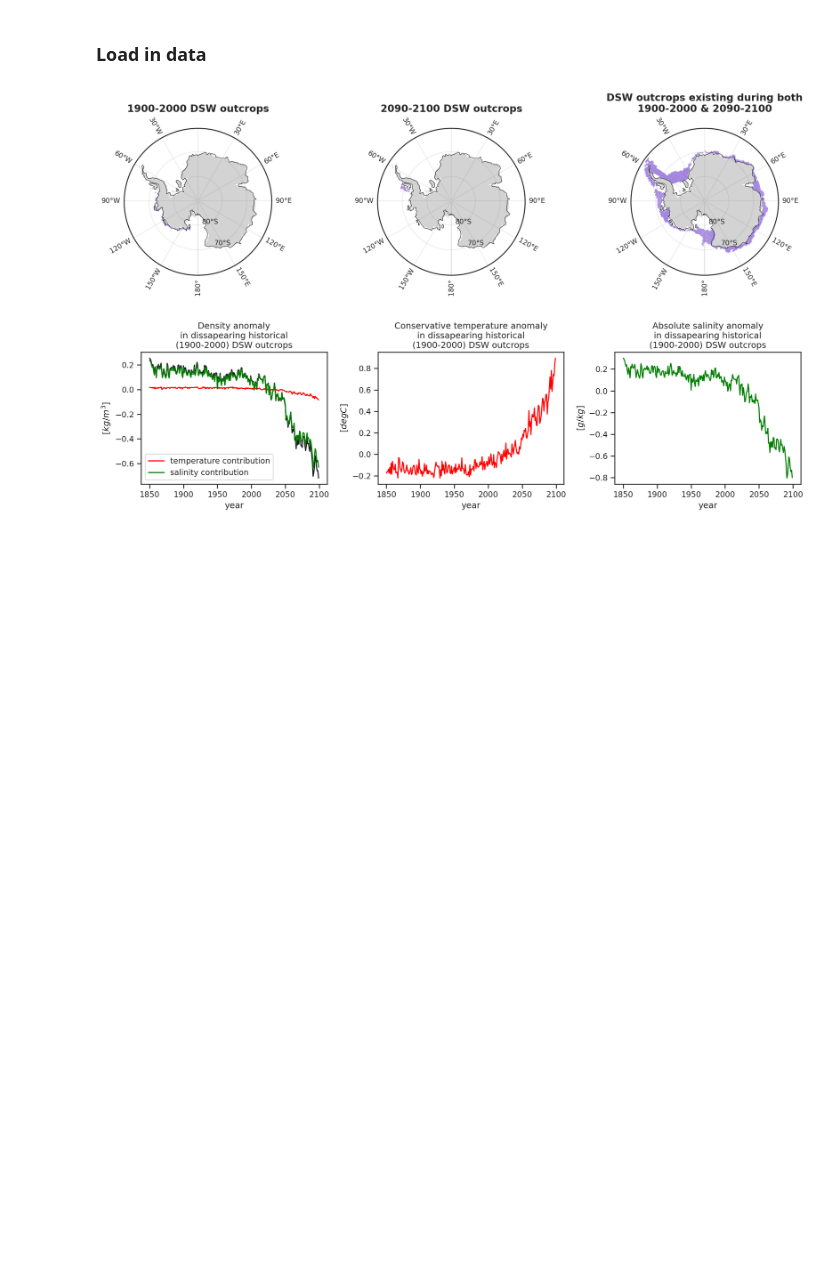
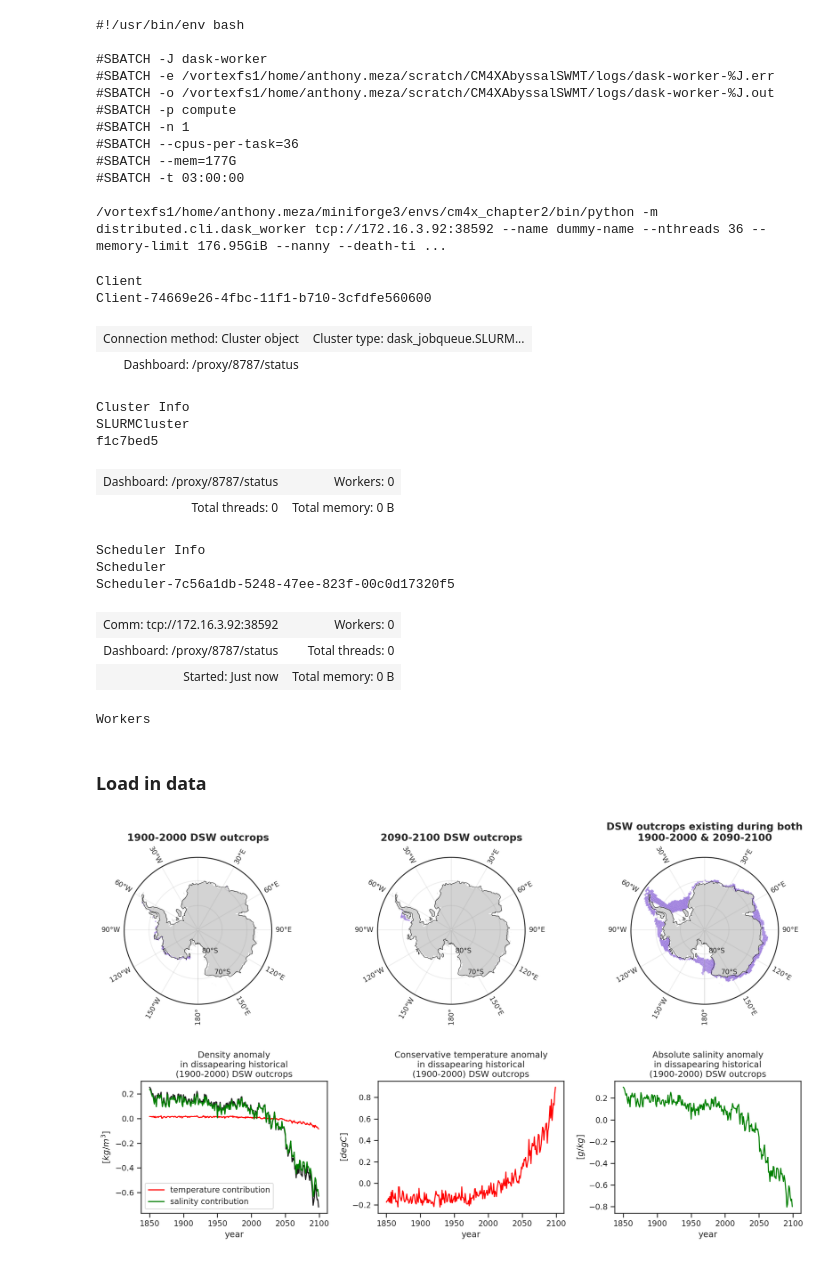
Before and after one commit to anthony-meza/CM4XAbyssalSWMT, a Jupyter notebook: notebooks/4.plotting_SouthernOcean_Surface_Budget_Paper_Analysis.ipynb, the cells around one changed output. Cells and saved outputs as stored; diff of their text form; code cells hidden in the pictures; blank space fills up the shorter version.

```diff
--- a/notebooks/4.plotting_SouthernOcean_Surface_Budget_Paper_Analysis.ipynb
+++ b/notebooks/4.plotting_SouthernOcean_Surface_Budget_Paper_Analysis.ipynb
@@ -27,6 +27,54 @@ from ant_plots import *
 from isopycnal_plot_formatting import *
 from select_max_loc import *
 from spatial_decompostion import *
+# %%
+from dask_jobqueue import SLURMCluster  # setup dask cluster
+from dask.distributed import Client
+
+log_directory="/vortexfs1/home/anthony.meza/scratch/CM4XAbyssalSWMT/logs"
+
+cluster = SLURMCluster(
+    cores=36,
+    processes=1,
+    memory='190GB',
+    walltime='03:00:00',
+    queue='compute',
+    interface='ib0',
+log_directory = log_directory)
+print(cluster.job_script())
+cluster.scale(jobs=16)
+
+client = Client(cluster)
+client
+# %% [output]
+#!/usr/bin/env bash
+
+#SBATCH -J dask-worker
+#SBATCH -e /vortexfs1/home/anthony.meza/scratch/CM4XAbyssalSWMT/logs/dask-worker-%J.err
+#SBATCH -o /vortexfs1/home/anthony.meza/scratch/CM4XAbyssalSWMT/logs/dask-worker-%J.out
+#SBATCH -p compute
+#SBATCH -n 1
+#SBATCH --cpus-per-task=36
+#SBATCH --mem=177G
+#SBATCH -t 03:00:00
+
+/vortexfs1/home/anthony.meza/miniforge3/envs/cm4x_chapter2/bin/python -m distributed.cli.dask_worker tcp://172.16.3.92:38592 --name dummy-name --nthreads 36 --memory-limit 176.95GiB --nanny --death-ti ...
+Client
+Client-74669e26-4fbc-11f1-b710-3cfdfe560600
+| Connection method: Cluster object | Cluster type: dask_jobqueue.SLURM... |
+| Dashboard: /proxy/8787/status |  |
+Cluster Info
+SLURMCluster
+f1c7bed5
+| Dashboard: /proxy/8787/status | Workers: 0 |
+| Total threads: 0 | Total memory: 0 B |
+Scheduler Info
+Scheduler
+Scheduler-7c56a1db-5248-47ee-823f-00c0d17320f5
+| Comm: tcp://172.16.3.92:38592 | Workers: 0 |
+| Dashboard: /proxy/8787/status | Total threads: 0 |
+| Started: Just now | Total memory: 0 B |
+Workers
 # %%
 def get_variable_spatial_decompose(mean_swmt, var = "SWMT", reference_period = '1900-2000',
                                   pert_period = '2090-2100'):
```
Also changed, not shown: parts of 8 cells of this notebook, 17 other files.
